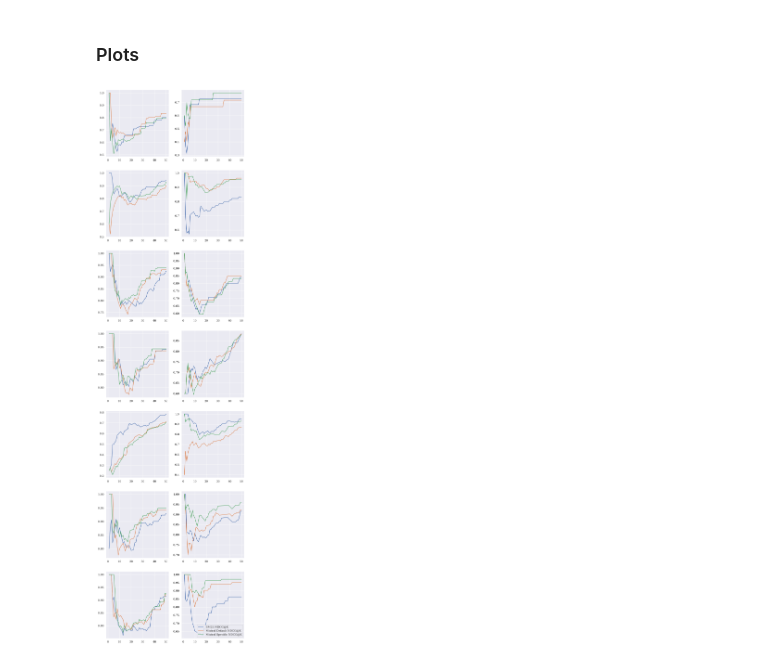
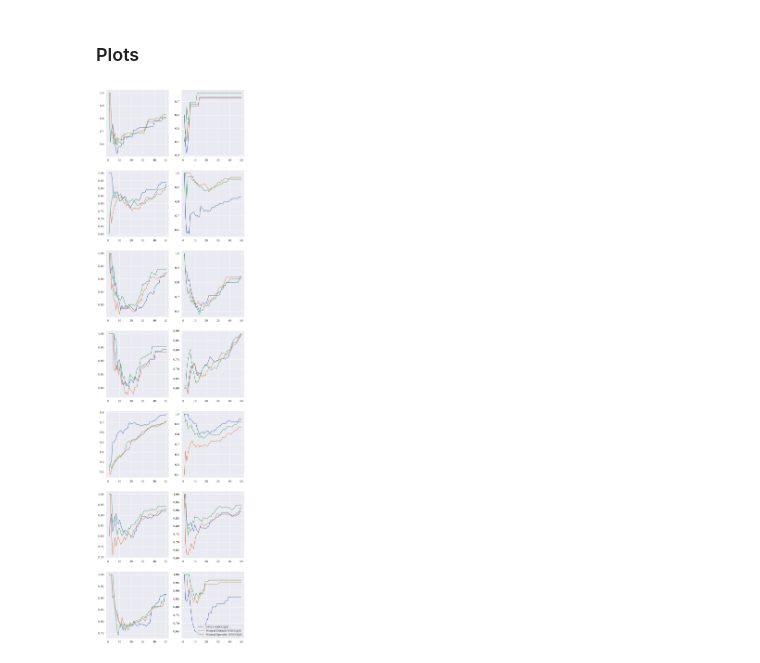
Before and after one commit to al-the-eigenvalue/RAG-on-grammars, a Jupyter notebook: benchmarking_retrievers.ipynb, the cells around one changed output. Cells and saved outputs as stored; diff of their text form; code cells hidden in the pictures.

```diff
--- a/benchmarking_retrievers.ipynb
+++ b/benchmarking_retrievers.ipynb
@@ -90,6 +90,7 @@ def ndcg(relevance_scores):
 for i, f_benchmark in enumerate(filepaths_benchmark):
     df_benchmark = pd.read_csv(f_benchmark)
     df_metrics = pd.read_csv(filepaths_metrics[i])
+    df_metrics['BM25 Paragraphs'] = df_benchmark['Paragraph']
     df_metrics['BM25 Relevance Score'] = df_benchmark['Relevance Score']
     df_metrics['BM25 NDCG@K'] = ndcg(df_benchmark['Relevance Score'])
     df_metrics.to_csv(filepaths_metrics[i], index=False)
@@ -255,14 +249,14 @@ get_ndcg_on_dataset(query, model, 'e5-mistral-7b-instruct Specific Instruct', sp
 # %%
 x = range(1, 51)
 plt.rcParams['figure.figsize'] = (10, 40)
 fig, axs = plt.subplots(7, 2)
 for i in range(7):
     for j in range(2):
         df = pd.read_csv(filepaths_metrics[i * 2 + j])
         axs[i, j].plot(x, df['BM25 NDCG@K'], label = 'BM25 NDCG@K')
-        axs[i, j].plot(x, df['e5-mistral-7b-instruct Default Instruct NDCG@K'], label = 'Mistral Default NDCG@K')
-        axs[i, j].plot(x, df['e5-mistral-7b-instruct Specific Instruct NDCG@K'], label = 'Mistral Specific NDCG@K')
+        axs[i, j].plot(x, df['SFR-Embedding-Mistral Default Instruct NDCG@K'], label = 'Mistral Default NDCG@K')
+        axs[i, j].plot(x, df['SFR-Embedding-Mistral Specific Instruct NDCG@K'], label = 'Mistral Specific NDCG@K')
 plt.legend()
 plt.show()
 # %% [output]
-[figure, old version]
+[figure, new version]
```
Also changed, not shown: parts of 9 cells of this notebook, 14 other files.
